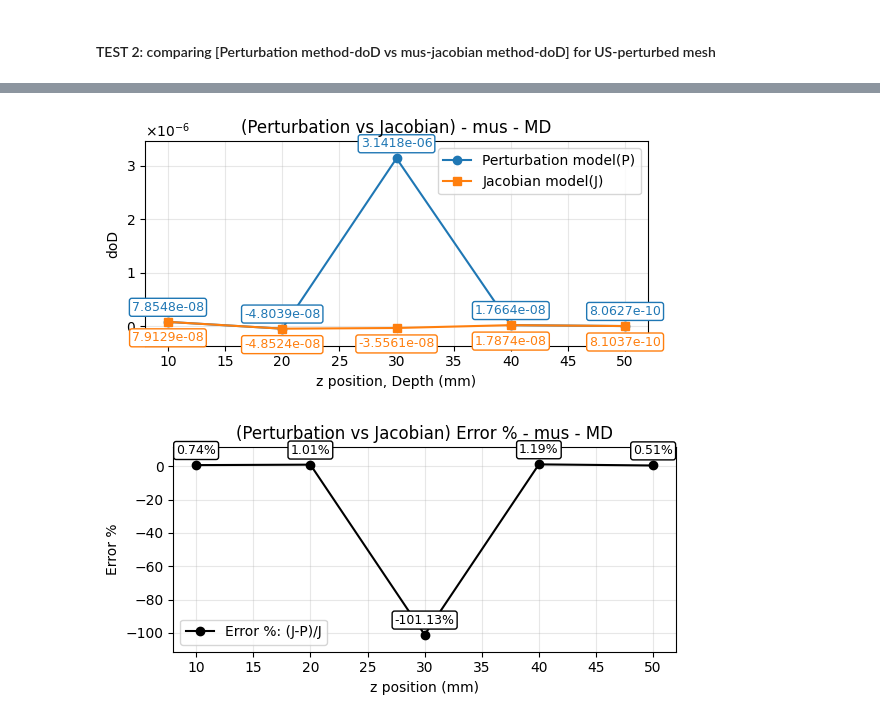
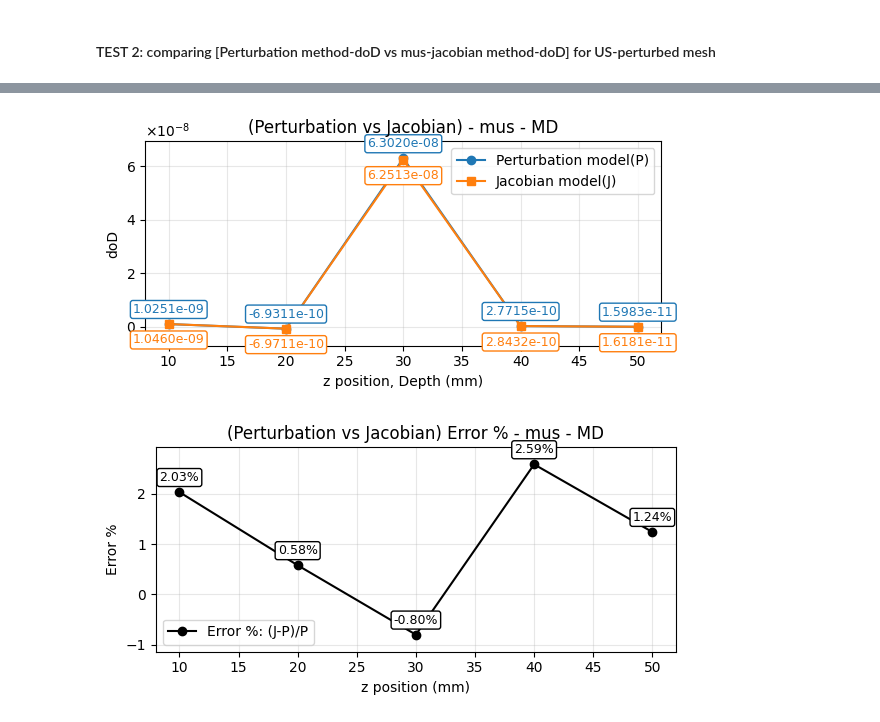
Before and after one commit to akshayraghuraman369/nirfaster-FF, a Jupyter notebook: Works/sensitivity/Validation/V_J_vs_Pert_z_scan_MD.ipynb, the cells around one changed output, grey strips where cells are left out. Drawn from its saved outputs; the diff is of its cells as text; code cells hidden in the pictures.

```diff
--- a/Works/sensitivity/Validation/V_J_vs_Pert_z_scan_MD.ipynb
+++ b/Works/sensitivity/Validation/V_J_vs_Pert_z_scan_MD.ipynb
@@ -87,20 +87,20 @@ x_cen_us,y_cen_us,z_cen_us = [30,30,30] #centre of the US , z-pos is measured fr
                                #(although in general terminology, its expressed as depth from top surface)
 
 # For cylinder-shaped US-focus
-# dist = np.sqrt(np.square((mesh.nodes[:,0]-x_cen_us)) + np.square((mesh.nodes[:,1]-y_cen_us)) + np.square((mesh.nodes[:,2]-z_cen_us)))
-# height = 7  #height of cylinder
-# dia = 5     #diameter of cylinder
-# ind= np.zeros(len(mesh.nodes))
+dist = np.sqrt(np.square((mesh.nodes[:,0]-x_cen_us)) + np.square((mesh.nodes[:,1]-y_cen_us)) + np.square((mesh.nodes[:,2]-z_cen_us)))
+height = 8  #height of cylinder
+dia = 3     #diameter of cylinder
+ind= np.zeros(len(mesh.nodes))
 
-# for i in range(len(mesh.nodes)):     # selecting nodes for Cylindrical US: Z-axis aligned
-#     if mesh.nodes[i,2]>(z_cen_us-height/2) and mesh.nodes[i,2]<(z_cen_us+height/2) and np.sqrt((mesh.nodes[i,0]-x_cen_us)**2+(mesh.nodes[i,1]-y_cen_us)**2) < dia/2 :
-#         ind[i] = dist[i]
+for i in range(len(mesh.nodes)):     # selecting nodes for Cylindrical US: Z-axis aligned
+    if mesh.nodes[i,2]>(z_cen_us-height/2) and mesh.nodes[i,2]<(z_cen_us+height/2) and np.sqrt((mesh.nodes[i,0]-x_cen_us)**2+(mesh.nodes[i,1]-y_cen_us)**2) < dia/2 :
+        ind[i] = dist[i]
 
 # For sperically-shaped US-focus
-dia = 6
-dist = np.sqrt(np.square((mesh.nodes[:,0]-x_cen_us)) + np.square((mesh.nodes[:,1]-y_cen_us)) + np.square((mesh.nodes[:,2]-z_cen_us)))
-ind= np.zeros(len(mesh.nodes))
-ind = dist < dia/2
+# dia = 6
+# dist = np.sqrt(np.square((mesh.nodes[:,0]-x_cen_us)) + np.square((mesh.nodes[:,1]-y_cen_us)) + np.square((mesh.nodes[:,2]-z_cen_us)))
+# ind= np.zeros(len(mesh.nodes))
+# ind = dist < dia/2
 
 
 us_selection = np.argwhere(ind != 0)
@@ -111,6 +111,25 @@ p0 = np.zeros(len(mesh.mua))
 p0[us_selection] = P0/1e3           #assigning a pressure value to the selected nodes within the cylindrical vol(also converting into N/mm2)
 
 ht = (np.square((p0*k0*mesh.ri)/(ka*rho*va*va))) * (1-np.cos(wa*tau)) * ( (np.square(eta))*(ka*ltr)*(np.arctan(ka*ltr)) + Sa*Sa/3 - 2*eta*Sa/np.cos(phi))
+# %%
+#converting "ht" from mesh to grid space for later use, and creating the "(1+ht)" to multiply with mus-Jacobian
+
+ht_mesh_2_grid = mesh.vol.mesh2grid@ht                         # mostly zeroes and only few points have a value corresponding to ht
+ht_grid_selection = ht_mesh_2_grid  #>= ht[us_selection][0]    # IF.. you wanna set a threshold ;  holds "True" at indices where the condition is satisfied
+ht_grid_indices = np.nonzero(ht_grid_selection)[0]      # selection of all indices whose the threshold is >0.8 , or is non-zero (points corresponding to nodes that has an ultrasound pressure value assigned)
+                                                        # to select indices we can use either 'np.where()' or 'np.nonzero()'
+#print(ht_grid_indices)
+
+ht_grid = np.zeros_like(ht_mesh_2_grid)   # making a variable of the shape "ht_mesh_2_grid", ie (1728000,) ,  a flattened variable filled with zeros. This will be later multiplied with mua-Jacobian to create "J_US_mus_eff", only when US and the mus-inclusion aligns
+one_plus_ht_grid = np.ones_like(ht_mesh_2_grid) # making a variable of the shape "ht_mesh_2_grid", ie (1728000,) ,  a flattened variable filled with ones. "(1+ht)" will be later multiplied with mus-Jacobian in general as a whole
+
+one_plus_ht_grid[ht_grid_indices] = 1 + ht[us_selection][0]  # placing "(1+ht)" in selected positions to later multiply with mus-Jacobian
+ht_grid[ht_grid_indices] = ht[us_selection][0]
+
+ht_grid = ht_grid.reshape(1,-1)  # Reshaped to look similiar to a jacobian, shape: (1, 1728000)
+one_plus_ht_grid = one_plus_ht_grid.reshape(1,-1)  # Reshaped to look similiar to a jacobian, shape: (1, 1728000)
+
+#print(ht_grid[ht_grid!=1])
 # %% [markdown]
 Create the US-Mesh
 # %%
@@ -488,33 +640,33 @@ plt.tight_layout()
 plt.show()
 
 
 
 
 
 
 # Error Plot
 plt.figure(figsize=(6, 3))
-line_err, = plt.plot(x, y_error, marker='o', linewidth=1.5, color='black', label='Error %: (J-P)/J')
+line_err, = plt.plot(x, y_error, marker='o', linewidth=1.5, color='black', label='Error %: (J-P)/P')
 # Zoom in around the min/max range with 10% padding
 y_min = np.min(y_error)
 y_max = np.max(y_error)
 pad = 0.1 * (y_max - y_min)
 plt.ylim(y_min - pad, y_max + pad)
 # Get the line color
 c_err = line_err.get_color()
 # Annotate each point
 for xi, yi in zip(x, y_error):
     plt.annotate(f'{yi:.2f}%', (xi, yi),
                  textcoords='offset points', xytext=(0, 8), ha='center',
                  color=c_err, fontsize=9,
                  bbox=dict(boxstyle='round,pad=0.2', fc='white', ec=c_err, alpha=1))
 plt.xlabel('z position (mm)')
 plt.ylabel('Error %')
 plt.title('(Perturbation vs Jacobian) Error % - mus - MD')
 plt.grid(True, alpha=0.3)
 plt.legend()
 plt.tight_layout()
 plt.show()
 # %% [output]
-[figure, old version]
+[figure, new version]
-[figure, old version]
+[figure, new version]
```
Also changed, not shown: parts of 5 cells of this notebook, 3 other files.
